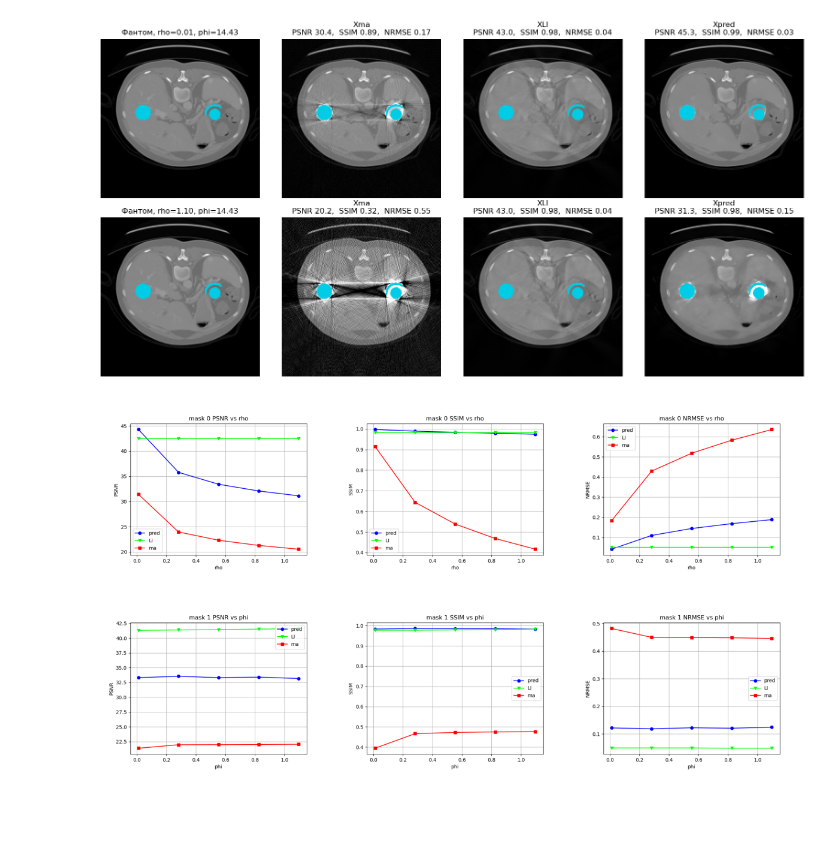
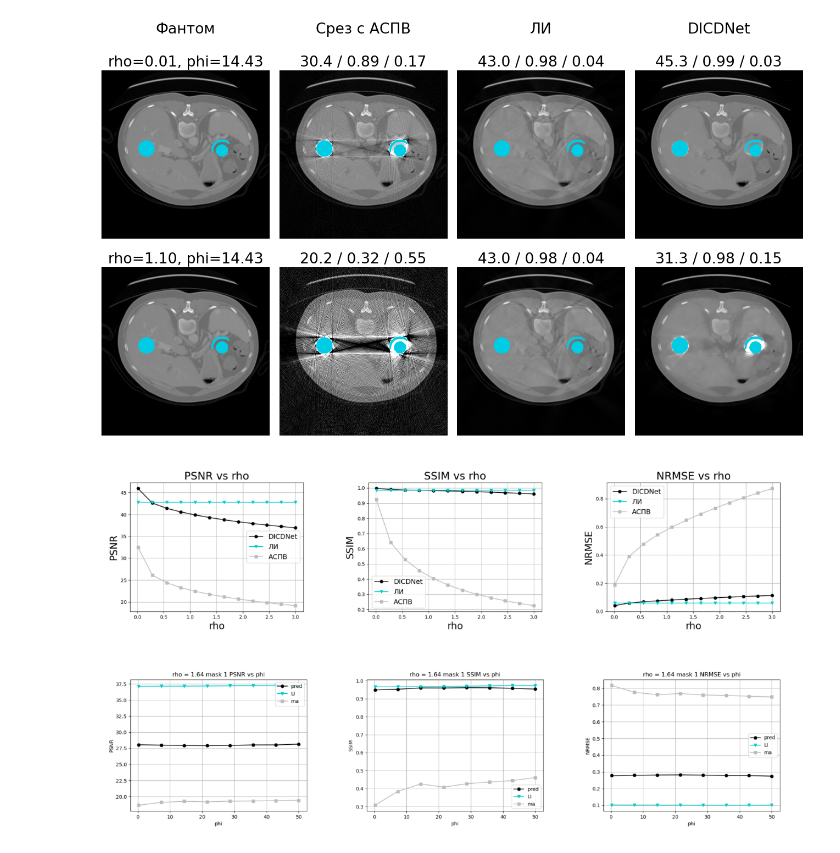
Before and after one commit to andreykirkicha/DICDNet_gen, a Jupyter notebook: make_image.ipynb, the cells around one changed output. Cells and saved outputs as stored; diff of their text form; code cells hidden in the pictures; blank space fills up the shorter version.

Commit message:
Processing data

```diff
--- a/make_image.ipynb
+++ b/make_image.ipynb
@@ -4,8 +4,10 @@ import numpy as np
 import matplotlib.image as mpimg
 from skimage import exposure
 from data.preprocess.preprocessing import open_image
+
+plt.rcParams.update({'font.size': 16})
 # %%
-def combine_images_with_labels_silces(images, labels, rows, cols, msk):
+def combine_images_with_labels_slices(images, labels, rows, cols, msk):
     fig, axes = plt.subplots(rows, cols, figsize=(cols*4, rows*4))
     axes = axes.flatten()
 
@@ -19,46 +21,47 @@ def combine_images_with_labels_silces(images, labels, rows, cols, msk):
         axes[i].set_title(label)
         axes[i].axis('off')
 
+    plt.subplots_adjust(wspace=0, hspace=20)
     plt.tight_layout()
     return fig
 # %%
 mask = open_image('E:/DICDNet/data/mask/mask7.tif', 'float32', 416, 416)
 names = ['E:/DICDNet/data/test/img_170.tif',
-         'E:/DICDNet/data/generated/Xma/rho=0.01/phi=14.43/img1/Xma_rho0.01_phi14.43_img1_mask1.tif',
-         'E:/DICDNet/results/XLI/rho=0.01/phi=14.43/img1/XLI_rho0.01_phi14.43_img1_mask1.tif',
-         'E:/DICDNet/results/Xpred/rho=0.01/phi=14.43/img1/Xpred_rho0.01_phi14.43_img1_mask1.tif',
+         'E:/DICDNet/data/generated/Xma/rho=0.01/phi=14.43/img43/Xma_rho0.01_phi14.43_img43_mask7.tif',
+         'E:/DICDNet/results/XLI/rho=0.01/phi=14.43/img43/XLI_rho0.01_phi14.43_img43_mask7.tif',
+         'E:/DICDNet/results/Xpred/rho=0.01/phi=14.43/img43/Xpred_rho0.01_phi14.43_img43_mask7.tif',
          'E:/DICDNet/data/test/img_170.tif',
-         'E:/DICDNet/data/generated/Xma/rho=1.10/phi=14.43/img1/Xma_rho1.10_phi14.43_img1_mask1.tif',
-         'E:/DICDNet/results/XLI/rho=1.10/phi=14.43/img1/XLI_rho1.10_phi14.43_img1_mask1.tif',
-         'E:/DICDNet/results/Xpred/rho=1.10/phi=14.43/img1/Xpred_rho1.10_phi14.43_img1_mask1.tif']
+         'E:/DICDNet/data/generated/Xma/rho=1.10/phi=14.43/img43/Xma_rho1.10_phi14.43_img43_mask7.tif',
+         'E:/DICDNet/results/XLI/rho=1.10/phi=14.43/img43/XLI_rho1.10_phi14.43_img43_mask7.tif',
+         'E:/DICDNet/results/Xpred/rho=1.10/phi=14.43/img43/Xpred_rho1.10_phi14.43_img43_mask7.tif']
 images = [open_image(name, 'float32', 416, 416).clip(min=0) for name in names]
 colored = []
 
 for image in images:
     x, y = np.where(mask != 0)
     colored_image = np.zeros((image.shape[0], image.shape[1], 3), dtype=np.float32)
     colored_image[..., 0] = np.copy(image)
     colored_image[..., 1] = np.copy(image)
     colored_image[..., 2] = np.copy(image)
     colored_image[x, y, 0] = 0.0
     colored_image[x, y, 1] = 0.8
     colored_image[x, y, 2] = 0.9
     colored_image = np.clip(colored_image, 0.0, 1.0)
     colored.append(colored_image)
 
-labels = ['Фантом (rho=0.01, phi=14.43)',
-          'Xma\nPSNR 30.4,  SSIM 0.89,  NRMSE 0.17',
-          'XLI\nPSNR 43.0,  SSIM 0.98,  NRMSE 0.04',
-          'Xpred\nPSNR 45.3,  SSIM 0.99,  NRMSE 0.03',
-          'Фантом (rho=1.10, phi=14.43)',
-          'Xma\nPSNR 20.2,  SSIM 0.32,  NRMSE 0.55',
-          'XLI\nPSNR 43.0,  SSIM 0.98,  NRMSE 0.04',
-          'Xpred\nPSNR 31.3,  SSIM 0.98,  NRMSE 0.15']
+labels = ['Фантом\n\nrho=0.01, phi=14.43',
+          'Срез с АСПВ\n\n30.4 / 0.89 / 0.17',
+          'ЛИ\n\n43.0 / 0.98 / 0.04',
+          'DICDNet\n\n45.3 / 0.99 / 0.03',
+          'rho=1.10, phi=14.43',
+          '20.2 / 0.32 / 0.55',
+          '43.0 / 0.98 / 0.04',
+          '31.3 / 0.98 / 0.15']
 
-fig = combine_images_with_labels_silces(colored, labels, rows=2, cols=4, msk=mask)
-plt.savefig('E:/DICDNet/results.png', dpi=100)
+fig = combine_images_with_labels_slices(colored, labels, rows=2, cols=4, msk=mask)
+plt.savefig('E:/DICDNet/results.png', bbox_inches='tight', pad_inches=0)
 # %% [output]
-[figure, old version]
+[figure, new version]
 # %%
 def combine_images_with_labels(images, labels, rows, cols):
     fig, axes = plt.subplots(rows, cols, figsize=(cols*4, rows*4))
@@ -72,24 +76,24 @@ def combine_images_with_labels(images, labels, rows, cols):
     plt.tight_layout()
     return fig
 # %%
-names = ['E:/DICDNet/results/all_rho/mask0/mask0_PSNR_rho.png',
-         'E:/DICDNet/results/all_rho/mask0/mask0_SSIM_rho.png',
-         'E:/DICDNet/results/all_rho/mask0/mask0_NRMSE_rho.png']
+names = ['E:/DICDNet/results/all_rho/mask0/mask0_PSNR_phi28.657_rho.png',
+         'E:/DICDNet/results/all_rho/mask0/mask0_SSIM_phi28.657_rho.png',
+         'E:/DICDNet/results/all_rho/mask0/mask0_NRMSE_phi28.657_rho.png']
 images = [mpimg.imread(name) for name in names]
 labels = ['', '', '']
 
 fig = combine_images_with_labels(images, labels, rows=1, cols=3)
-plt.savefig('E:/DICDNet/plots_rho.png', dpi=100)
+plt.savefig('E:/DICDNet/plots_rho.png', bbox_inches='tight', pad_inches=0)
 # %% [output]
-[figure, old version]
+[figure, new version]
 # %%
-names = ['E:/DICDNet/results/all_phi/mask1/mask1_PSNR_phi.png',
-         'E:/DICDNet/results/all_phi/mask1/mask1_SSIM_phi.png',
-         'E:/DICDNet/results/all_phi/mask1/mask1_NRMSE_phi.png']
+names = ['E:/DICDNet/results/all_phi/mask1/mask1_PSNR_rho1.641_phi.png',
+         'E:/DICDNet/results/all_phi/mask1/mask1_SSIM_rho1.641_phi.png',
+         'E:/DICDNet/results/all_phi/mask1/mask1_NRMSE_rho1.641_phi.png']
 images = [mpimg.imread(name) for name in names]
 labels = ['', '', '']
 
 fig = combine_images_with_labels(images, labels, rows=1, cols=3)
-plt.savefig('E:/DICDNet/plots_phi.png', dpi=100)
+plt.savefig('E:/DICDNet/plots_phi.png')
 # %% [output]
-[figure, old version]
+[figure, new version]
```
Also changed, not shown: parts of 3 cells of this notebook, 5 other files.
